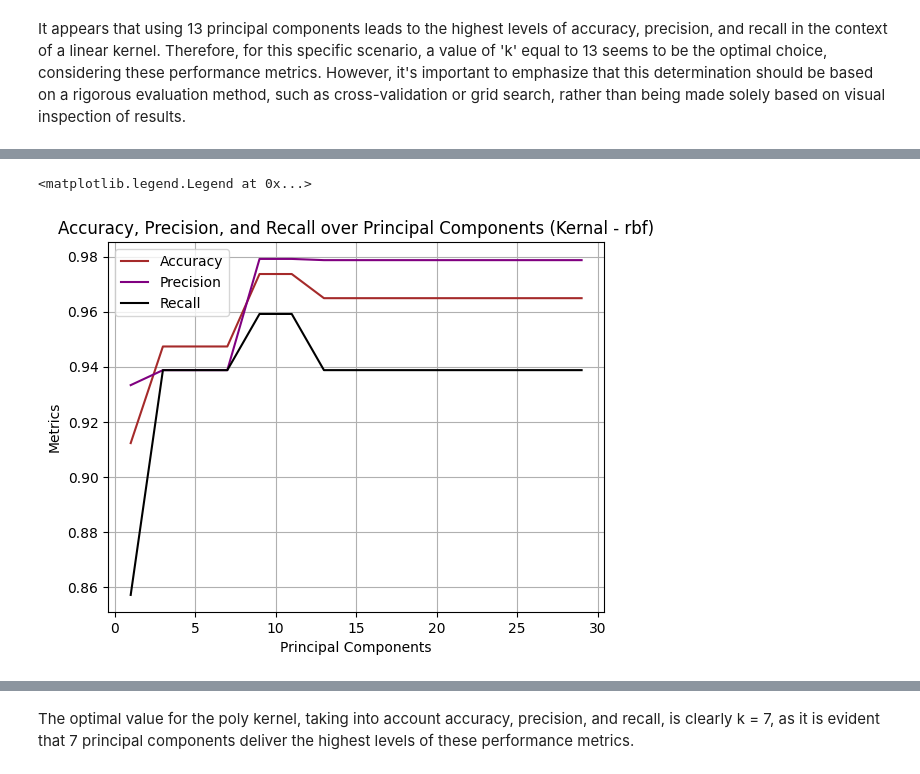
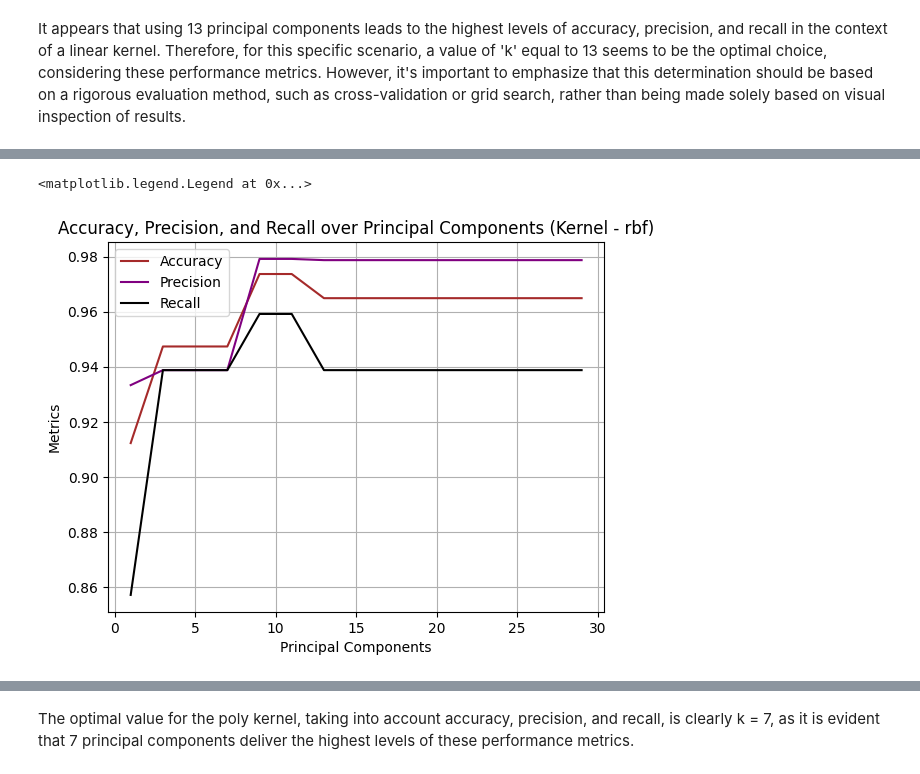
Before and after one commit to dhanush852/intro_to-ml, a Jupyter notebook: homework_4_ml.ipynb, the cells around one changed output, grey strips where cells are left out. Cells and saved outputs as stored; diff of their text form; code cells hidden in the pictures.

```diff
--- a/homework_4_ml.ipynb
+++ b/homework_4_ml.ipynb
@@ -42,5 +60,5 @@ df = df.drop(columns = ['id', 'Unnamed: 32'])
 # %%
-df['diagnosis'].replace({'B': 0, 'M': 1}, inplace=True)
+df['diagnosis'] = df['diagnosis'].map({'B': 0, 'M': 1})
 df.head()
 # %% [output]
 |  | diagnosis | radius_mean | texture_mean | perimeter_mean | area_mean | smoothness_mean | compactness_mean | ... |
@@ -61,0 +74,9 @@ X_scaled.shape
+# %%
+# Create a StandardScaler instance
+scaler = StandardScaler()
+
+# Fit and transform the features to standardize them
+X_scaled = scaler.fit_transform(X)
+
+# Check the shape of the standardized features
+X_scaled.shape
@@ -177,14 +224,23 @@ for k = 29, accuracy = 0.9649122807017544 , precision = 0.9787234042553191, reca
-# %%
-plt.figure()
-plt.plot(k_list, accuracy, color = 'brown', label = "Accuracy")
-plt.plot(k_list, precision, color = 'purple', label = "Precision")
-plt.plot(k_list, recall, color = 'black', label = "Recall")
-plt.grid()
-plt.xlabel('Principal Components')
-plt.ylabel('Metrics')
-plt.title('Accuracy, Precision, and Recall over Principal Components (Kernal - rbf)')
-plt.legend()
-# %% [output]
-<matplotlib.legend.Legend at 0x...>
-[figure, removed]
+# %%
+import numpy as np
+
+# Create numpy arrays for k_list, accuracy, precision, and recall
+k_array = np.array(k_list)
+metrics_array = np.array([accuracy, precision, recall])
+colors = ['brown', 'purple', 'black']
+labels = ["Accuracy", "Precision", "Recall"]
+
+plt.figure()
+
+for i in range(3):
+    plt.plot(k_array, metrics_array[i], color=colors[i], label=labels[i])
+
+plt.grid()
+plt.xlabel('Principal Components')
+plt.ylabel('Metrics')
+plt.title('Accuracy, Precision, and Recall over Principal Components (Kernel - rbf)')
+plt.legend()
+# %% [output]
+<matplotlib.legend.Legend at 0x...>
+[figure, added]
 # %%
```
Also changed, not shown: parts of 30 cells of this notebook.
